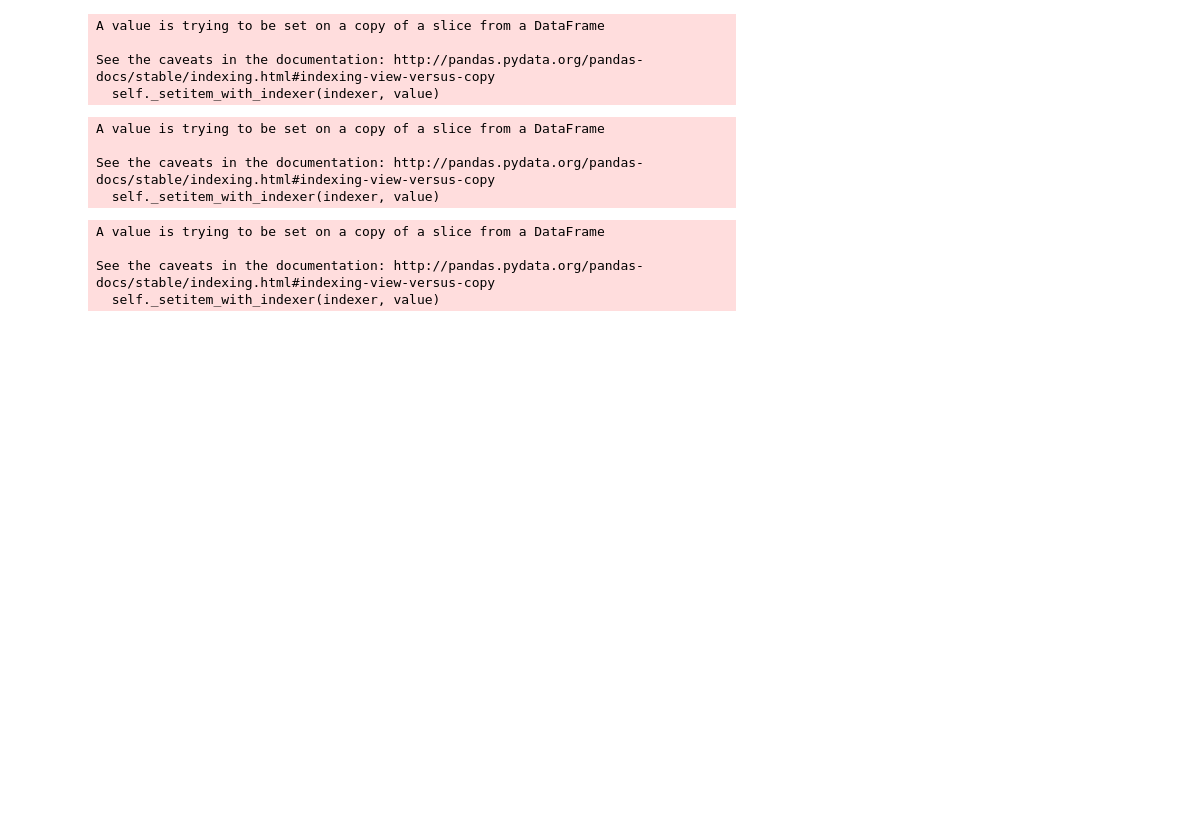
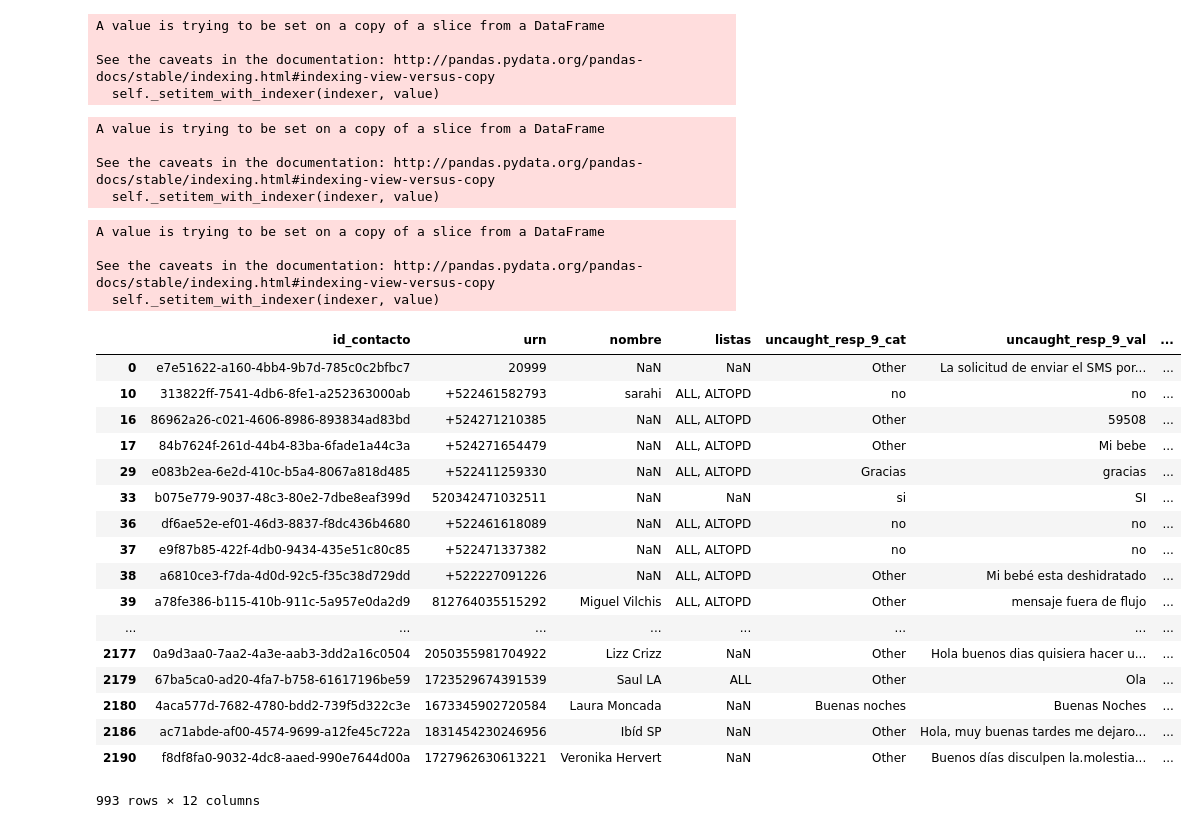
Before and after one commit to opintel/mi-salud, a Jupyter notebook: pipeline_modelo.ipynb, the cells around one changed output. Cells and saved outputs as stored; diff of their text form; code cells hidden in the pictures; blank space fills up the shorter version.

```diff
--- a/pipeline_modelo.ipynb
+++ b/pipeline_modelo.ipynb
@@ -18,7 +18,7 @@ from sklearn.manifold import MDS
 pd.set_option('display.max_rows', 500)
 pd.set_option('display.max_columns', 500)
 # %%
-respuestas=pd.read_excel('/Users/pepe_opi/Downloads/mi_salud/results_export_964.xlsx')
+respuestas=pd.read_excel('/Users/pepe_opi/Downloads/results_export_964.xlsx')
 # %%
 respuestas.head()
 # %% [output]
@@ -252 +254,22 @@ See the caveats in the documentation: http://pandas.pydata.org/pandas-docs/stabl
+# %%
+respuestas.loc[respuestas.categ_opi.isnull()]
+# %% [output]
+|  | id_contacto | urn | nombre | listas | uncaught_resp_9_cat | uncaught_resp_9_val | ... |
+| 0 | e7e51622-a160-4bb4-9b7d-785c0c2bfbc7 | 20999 | NaN | NaN | Other | La solicitud de enviar el SMS por... | ... |
+| 10 | 313822ff-7541-4db6-8fe1-a252363000ab | +522461582793 | sarahi | ALL, ALTOPD | no | no | ... |
+| 16 | 86962a26-c021-4606-8986-893834ad83bd | +524271210385 | NaN | ALL, ALTOPD | Other | 59508 | ... |
+| 17 | 84b7624f-261d-44b4-83ba-6fade1a44c3a | +524271654479 | NaN | ALL, ALTOPD | Other | Mi bebe | ... |
+| 29 | e083b2ea-6e2d-410c-b5a4-8067a818d485 | +522411259330 | NaN | ALL, ALTOPD | Gracias | gracias | ... |
+| 33 | b075e779-9037-48c3-80e2-7dbe8eaf399d | 520342471032511 | NaN | NaN | si | SI | ... |
+| 36 | df6ae52e-ef01-46d3-8837-f8dc436b4680 | +522461618089 | NaN | ALL, ALTOPD | no | no | ... |
+| 37 | e9f87b85-422f-4db0-9434-435e51c80c85 | +522471337382 | NaN | ALL, ALTOPD | no | no | ... |
+| 38 | a6810ce3-f7da-4d0d-92c5-f35c38d729dd | +522227091226 | NaN | ALL, ALTOPD | Other | Mi bebé esta deshidratado | ... |
+| 39 | a78fe386-b115-410b-911c-5a957e0da2d9 | 812764035515292 | Miguel Vilchis | ALL, ALTOPD | Other | mensaje fuera de flujo | ... |
+| ... | ... | ... | ... | ... | ... | ... | ... |
+| 2177 | 0a9d3aa0-7aa2-4a3e-aab3-3dd2a16c0504 | 2050355981704922 | Lizz Crizz | NaN | Other | Hola buenos dias quisiera hacer u... | ... |
+| 2179 | 67ba5ca0-ad20-4fa7-b758-61617196be59 | 1723529674391539 | Saul LA | ALL | Other | Ola | ... |
+| 2180 | 4aca577d-7682-4780-bdd2-739f5d322c3e | 1673345902720584 | Laura Moncada | NaN | Buenas noches | Buenas Noches | ... |
+| 2186 | ac71abde-af00-4574-9699-a12fe45c722a | 1831454230246956 | Ibíd SP | NaN | Other | Hola, muy buenas tardes me dejaro... | ... |
+| 2190 | f8df8fa0-9032-4dc8-aaed-990e7644d00a | 1727962630613221 | Veronika Hervert | NaN | Other | Buenos días disculpen la.molestia... | ... |
+993 rows × 12 columns
 # %%
```
Also changed, not shown: parts of 8 cells of this notebook, 7 other files.
